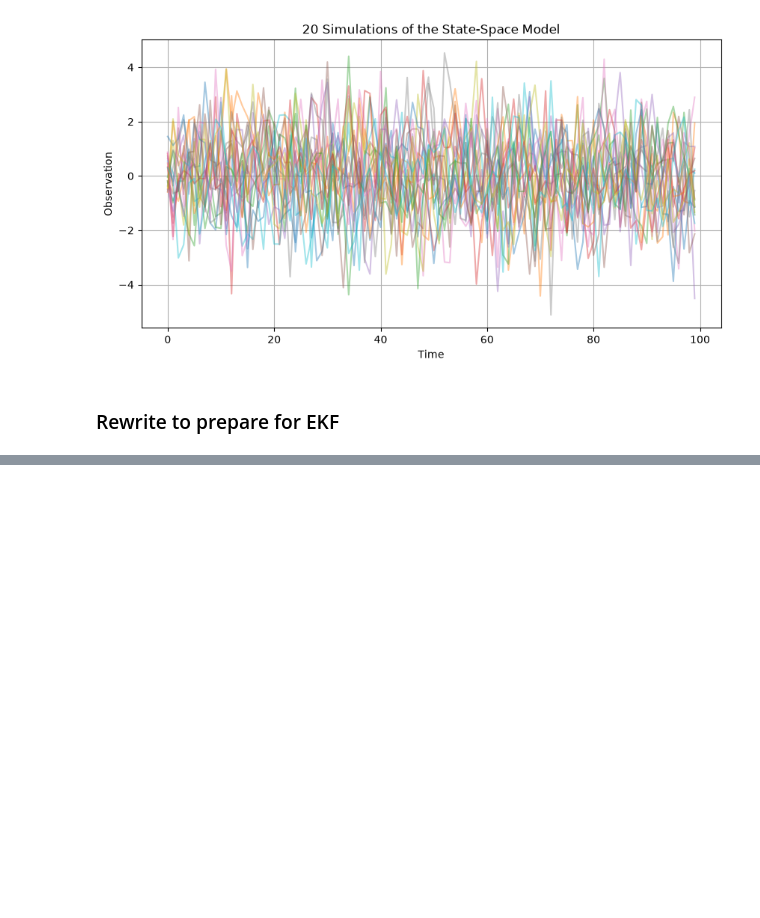
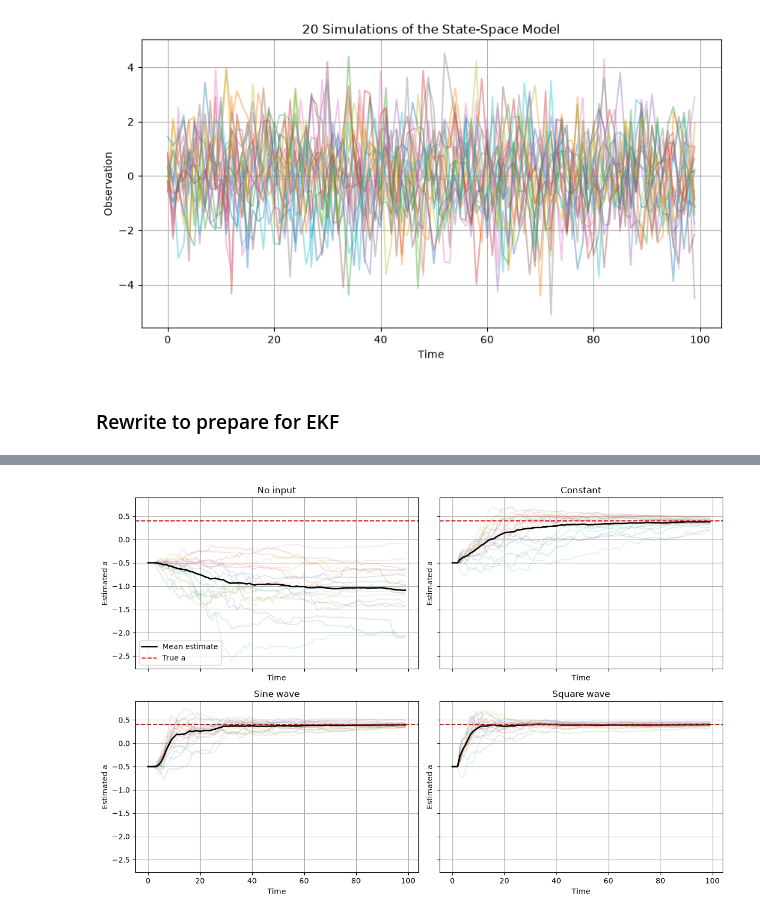
Before and after one commit to Husted42/advanced-time-series-analysis, a Jupyter notebook: assignment-2/part-4/code.ipynb, the cells around one changed output, grey strips where cells are left out. Saved outputs shown, nothing was run; the diff lists cells and outputs as text; code cells hidden in the pictures; blank space fills up the shorter version.

```diff
--- a/assignment-2/part-4/code.ipynb
+++ b/assignment-2/part-4/code.ipynb
@@ -198,0 +388,4 @@ Control input: [1. 1. 1. 1. 1. 1. 1. 1. 1. 1. 1. 1. 1. 1. 1. 1. 1. 1. 1. 1. 1. 1
+# %%
+evaluation = evaluate_ekf(results)
+
+display(evaluation)
@@ -198,0 +479,48 @@ Control input: [1. 1. 1. 1. 1. 1. 1. 1. 1. 1. 1. 1. 1. 1. 1. 1. 1. 1. 1. 1. 1. 1
+# %%
+def plot_input_comparison(
+    input_results,
+    config=(-0.5, 10, 1),
+    true_a=0.4
+):
+    fig, axes = plt.subplots(
+        2, 2, figsize=(12, 8),
+        sharex=True, sharey=True
+    )
+
+    for ax, (name, results) in zip(axes.flat, input_results.items()):
+
+        estimates = results[config]["estimates"]
+
+        # Individual simulations
+        for estimate in estimates:
+            ax.plot(estimate, alpha=0.15)
+
+        # Mean estimate
+        ax.plot(
+            estimates.mean(axis=0),
+            color="black",
+            linewidth=2,
+            label="Mean estimate"
+        )
+
+        # True parameter
+        ax.axhline(
+            true_a,
+            color="red",
+            linestyle="--",
+            label="True a"
+        )
+
+        ax.set_title(name)
+        ax.set_xlabel("Time")
+        ax.set_ylabel("Estimated a")
+        ax.grid(True)
+
+    axes[0, 0].legend()
+    plt.tight_layout()
+    plt.show()
+
+
+plot_input_comparison(input_results)
+# %% [output]
+[figure, added]
```
Also changed, not shown: parts of 14 cells of this notebook, 2 other files.
